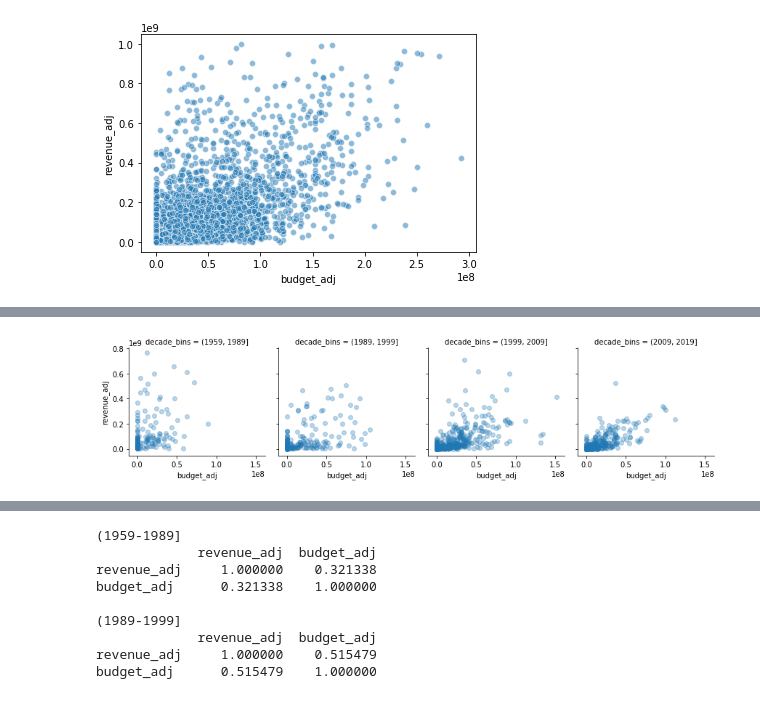
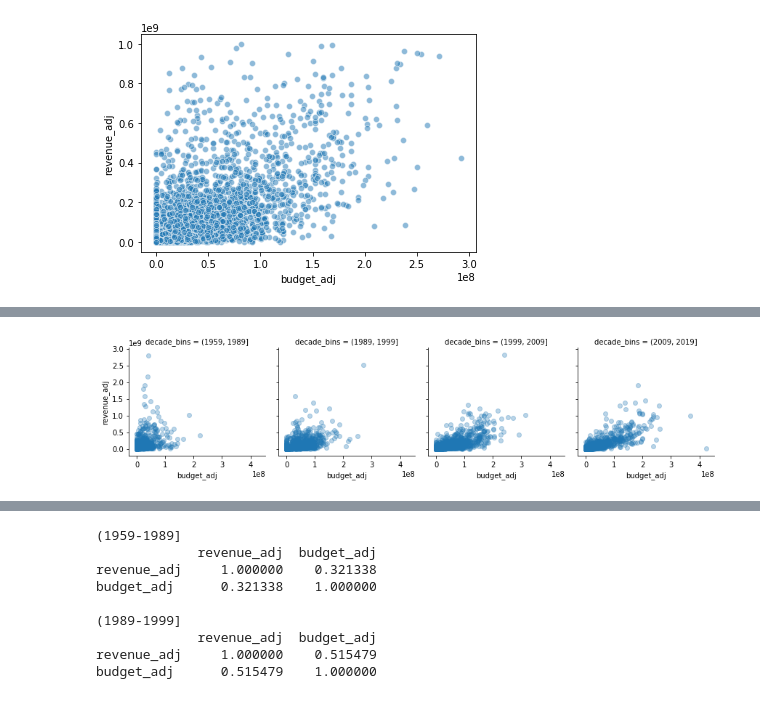
Before and after one commit to VilijaVait/data-analyst-udacity, a Jupyter notebook: projects/MovieDataAnalysis/movie-dataset-analysis-full.ipynb, the cells around one changed output, grey strips where cells are left out. Cells and saved outputs as stored; diff of their text form; code cells hidden in the pictures.

```diff
--- a/projects/MovieDataAnalysis/movie-dataset-analysis-full.ipynb
+++ b/projects/MovieDataAnalysis/movie-dataset-analysis-full.ipynb
@@ -510,7 +565,6 @@ sns.scatterplot(data=df[(df.budget_adj<=3*10**8)&(df.revenue_adj<=1*10**9)], x='
 # %%
-decade_plt = sns.FacetGrid(df[(df.budget_adj<=3*10**8)&(df.revenue_adj<=1*10**9)&(df.genres.isin(top_genres))],
-                           col="decade_bins")
+decade_plt = sns.FacetGrid(df, col="decade_bins")
 decade_plt.map(plt.scatter, "budget_adj", "revenue_adj", alpha = 0.3)
 decade_plt.add_legend();
 # %% [output]
-[figure, old version]
+[figure, new version]
```
Also changed, not shown: parts of 47 cells of this notebook, 1 other file.
